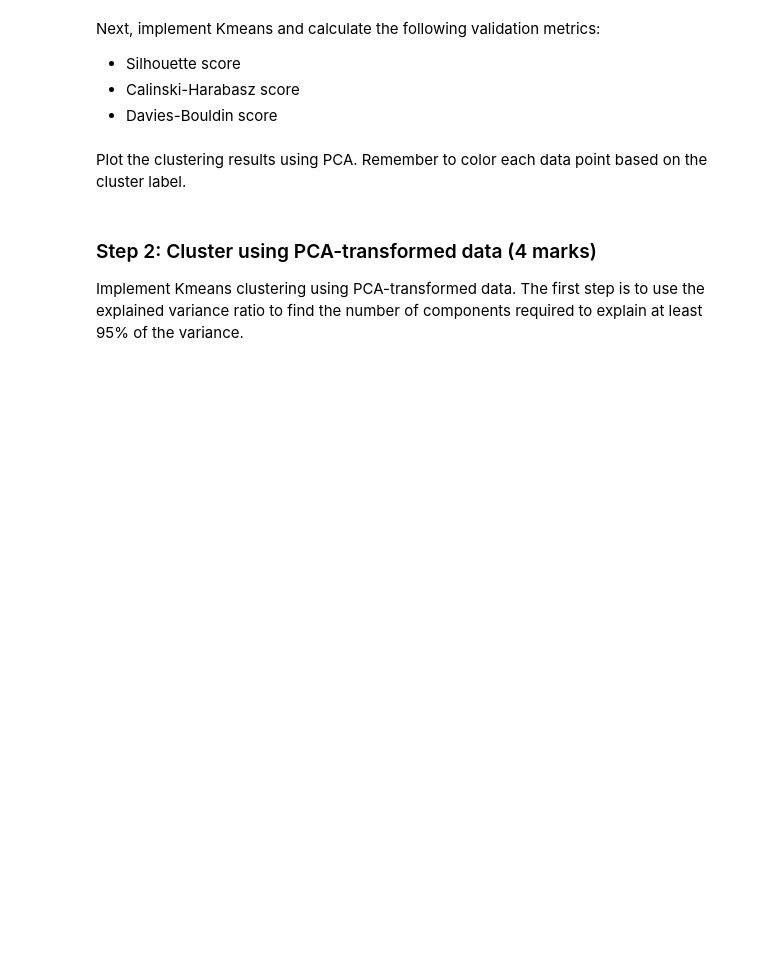
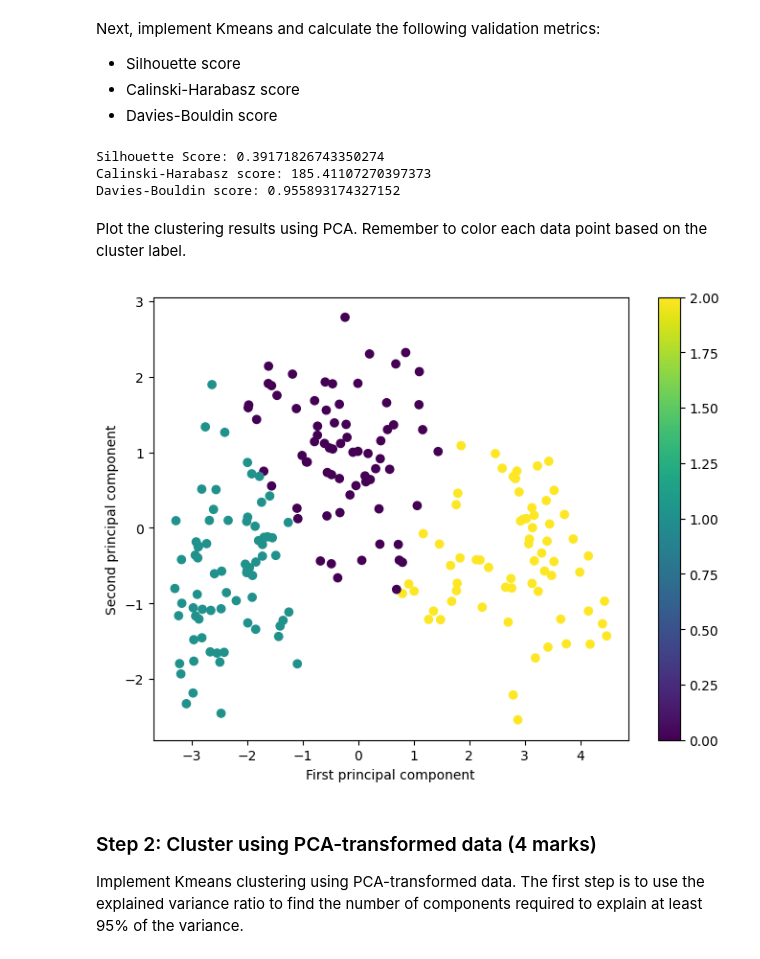
Before and after one commit to nicholasnikolov90/ENSF_611_Assignment5, a Jupyter notebook: Assignment 5.ipynb, the cells around one changed output. Drawn from its saved outputs; the diff is of its cells as text; code cells hidden in the pictures; blank space fills up the shorter version.

```diff
--- a/Assignment 5.ipynb
+++ b/Assignment 5.ipynb
@@ -111,9 +264,46 @@ Next, implement Kmeans and calculate the following validation metrics:
 # %%
 # TODO: Calculate the three different validation metrics
+from sklearn.metrics import silhouette_score
+from sklearn.metrics import calinski_harabasz_score
+from sklearn.metrics import davies_bouldin_score
+
+kmeans = KMeans(n_clusters=3, random_state=4, n_init=10).fit(X_train_scaled)
+
+silhouette = silhouette_score(X_train_scaled, kmeans.labels_ )
+chs_score = calinski_harabasz_score(X_train_scaled, kmeans.labels_ )
+db_score = davies_bouldin_score(X_train_scaled, kmeans.labels_)
+
+print("Silhouette Score: " + str(silhouette))
+print("Calinski-Harabasz score: " + str(chs_score))
+print("Davies-Bouldin score: " + str(db_score))
+# %% [output]
+Silhouette Score: 0.39171826743350274
+Calinski-Harabasz score: 185.41107270397373
+Davies-Bouldin score: 0.955893174327152
 # %% [markdown]
 Plot the clustering results using PCA. Remember to color each data point based on the cluster label.
 # %%
 # TODO: Plot clustering results
+import mglearn
+kmeans.fit(X_scale)
+
+pca = PCA(2)
+pca_result = pca.fit_transform(X_scale)
+pca_df = pd.DataFrame(data=pca_result, columns=[f'PC{i}' for i in range(1, 3)])
+
+# Visualize the first two principal components
+
+# Visualize the first two principal components
+plt.figure(figsize=(8, 6))
+plt.scatter(pca_result[:, 0], pca_result[:, 1],
+            c=kmeans.labels_,
+            alpha=1)
+
+plt.xlabel('First principal component')
+plt.ylabel('Second principal component')
+plt.colorbar();
+# %% [output]
+[figure, added]
 # %% [markdown]
 ### Step 2: Cluster using PCA-transformed data (4 marks)
 
```
Also changed, not shown: parts of 23 cells of this notebook, 2 other files.
